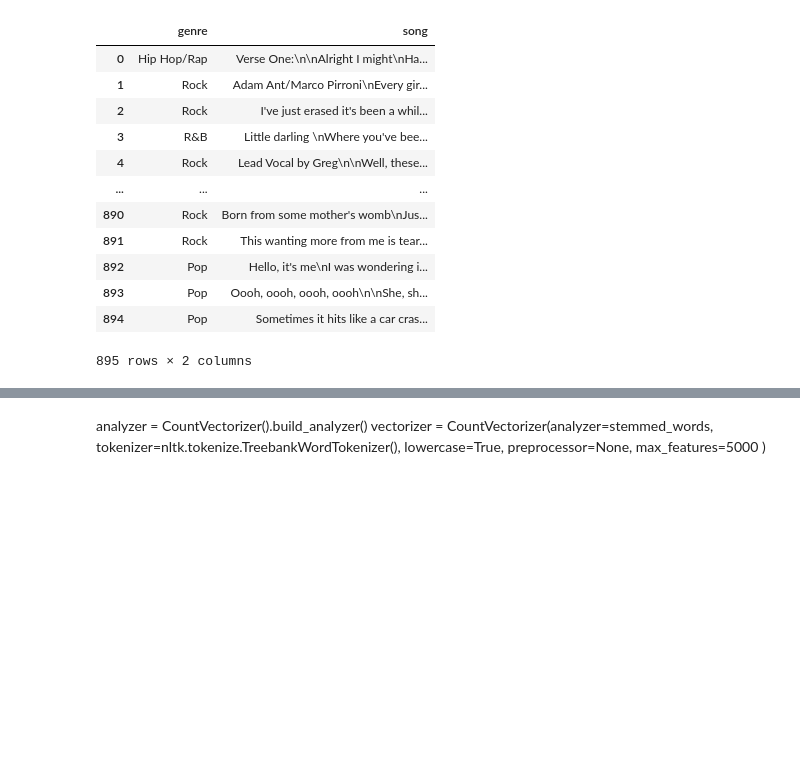
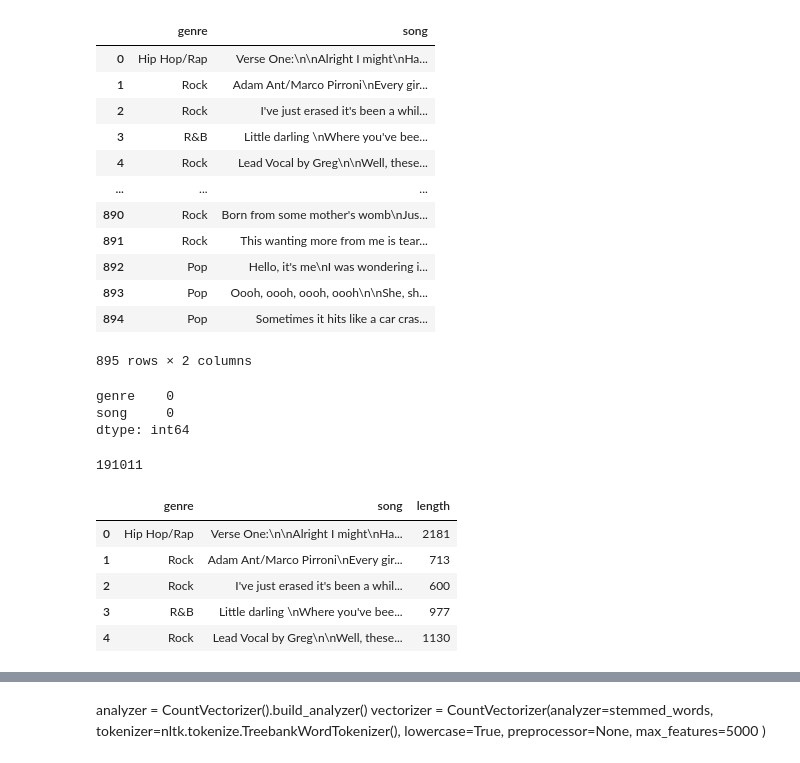
Before and after one commit to ELALAY/NLP-Music-Classification, a Jupyter notebook: Music Genres Lyrics Classification.ipynb, the cells around one changed output, grey strips where cells are left out. Cells and saved outputs as stored; diff of their text form; code cells hidden in the pictures; blank space fills up the shorter version.

```diff
--- a/Music Genres Lyrics Classification.ipynb
+++ b/Music Genres Lyrics Classification.ipynb
@@ -66,3 +77,10 @@ test
 | 893 | Pop | Oooh, oooh, oooh, oooh\n\nShe, sh... |
 | 894 | Pop | Sometimes it hits like a car cras... |
 895 rows × 2 columns
+# %%
+#Check for missing values
+train.isnull().sum()
+# %% [output]
+genre    0
+song     0
+dtype: int64
@@ -68,0 +90,5 @@ test
+# %%
+#Spliting Text to words
+print(train['song'].apply(lambda x: len(x.split(' '))).sum())
+# %% [output]
+191011
@@ -68,0 +98,11 @@ test
+# %%
+#Added a length column -> length of song lyrics
+train['length'] = train['song'].apply(len)
+train.head()
+# %% [output]
+|  | genre | song | length |
+| 0 | Hip Hop/Rap | Verse One:\n\nAlright I might\nHa... | 2181 |
+| 1 | Rock | Adam Ant/Marco Pirroni\nEvery gir... | 713 |
+| 2 | Rock | I've just erased it's been a whil... | 600 |
+| 3 | R&B | Little darling \nWhere you've bee... | 977 |
+| 4 | Rock | Lead Vocal by Greg\n\nWell, these... | 1130 |
```
Also changed, not shown: parts of 22 cells of this notebook.
